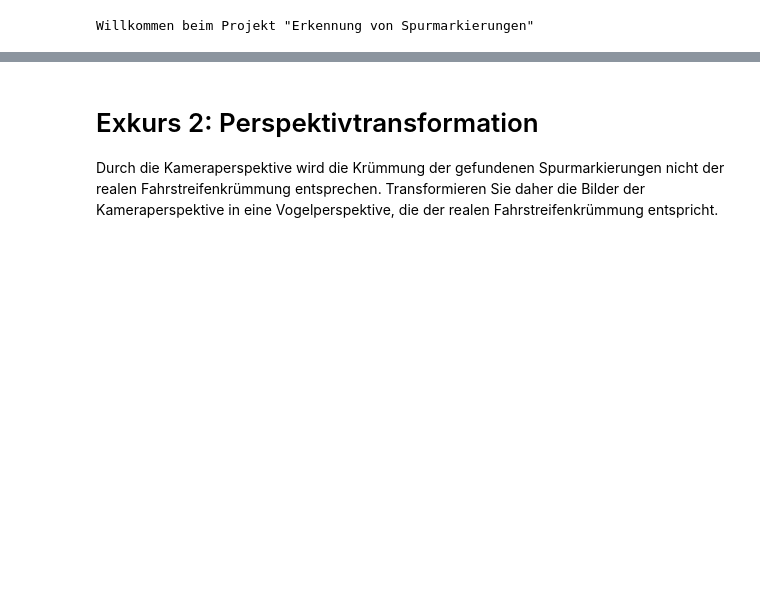
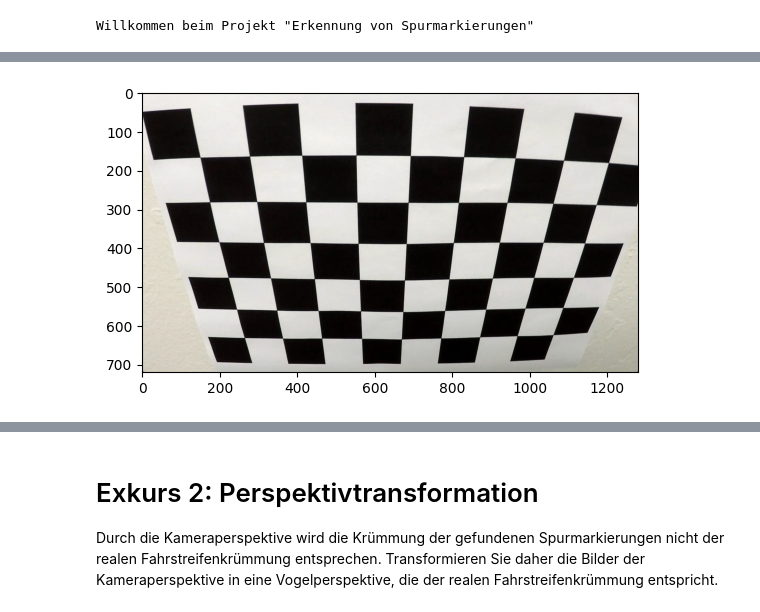
Before and after one commit to Ben-schlch/conventional_lane_detection, a Jupyter notebook: kalibrierung.ipynb, the cells around one changed output, grey strips where cells are left out. Cells and saved outputs as stored; diff of their text form; code cells hidden in the pictures; blank space fills up the shorter version.

```diff
--- a/kalibrierung.ipynb
+++ b/kalibrierung.ipynb
@@ -26,2 +26,40 @@ plt.show()
 # %%
 GRID_SIZE = (9, 6)
+calib_imgs = [cv.cvtColor(cv.imread(f'./images/Udacity/calib/calibration{i}.jpg'), cv.COLOR_BGR2RGB) for i in range(1,21)]
+undistorted_imgs = []
+t_cap_prev = 0
+objpoints = []
+imgpoints = []
+obj_p = np.zeros((6*9, 3), np.float32)
+obj_p[:,:2] = np.mgrid[0:9,0:6].T.reshape(-1,2)
+
+
+for k in range(len(calib_imgs)):
+    calib_img = calib_imgs[k]
+    gray_calib_img = cv.cvtColor(calib_img, cv.COLOR_RGB2GRAY)
+
+    ret, corners = cv.findChessboardCorners(gray_calib_img, GRID_SIZE, None)
+
+    if ret:
+        criteria = (cv.TERM_CRITERIA_EPS + cv.TERM_CRITERIA_MAX_ITER, 30, 0.001)
+        corners_subpix = cv.cornerSubPix(gray_calib_img, corners=corners, winSize=(11,11), zeroZone=(-1,1), criteria=criteria)
+
+        imgpoints.append(corners_subpix)
+        objpoints.append(obj_p)
+
+
+    # ret, mtx, dist, rvecs, tvecs = cv.calibrateCamera(objpoints, imgpoints, gray_calib_img.shape[::-1], None, None)
+    #
+    # h, w = calib_imgs[0].shape[:2]
+    # newcameramatrix, roi = cv.getOptimalNewCameraMatrix(mtx, dist, (w,h), 1, (w,h))
+    #
+    # # calib_imgs = [cv.undistort(img, mtx, dist, None, newcameramatrix) for img in calib_imgs]
+    # undist_img = cv.undistort(calib_imgs[0], mtx, dist, None, newcameramatrix)
+    # x, y, w, h = roi
+    # undist_img = undist_img[y:y+h, x:x+w]
+    # undistorted_imgs.append(undist_img)
+
+plt.imshow(calib_imgs[1])
+plt.show()
+# %% [output]
+[figure, added]
```
Also changed, not shown: parts of 4 cells of this notebook, 2 other files.
